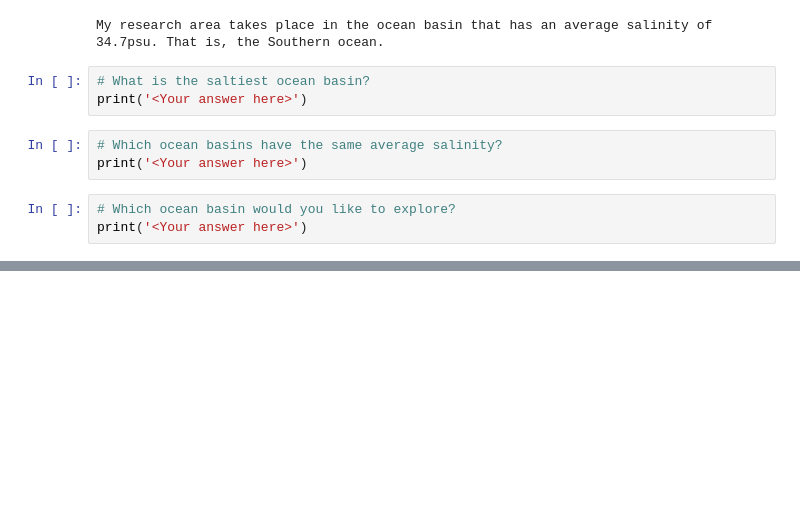
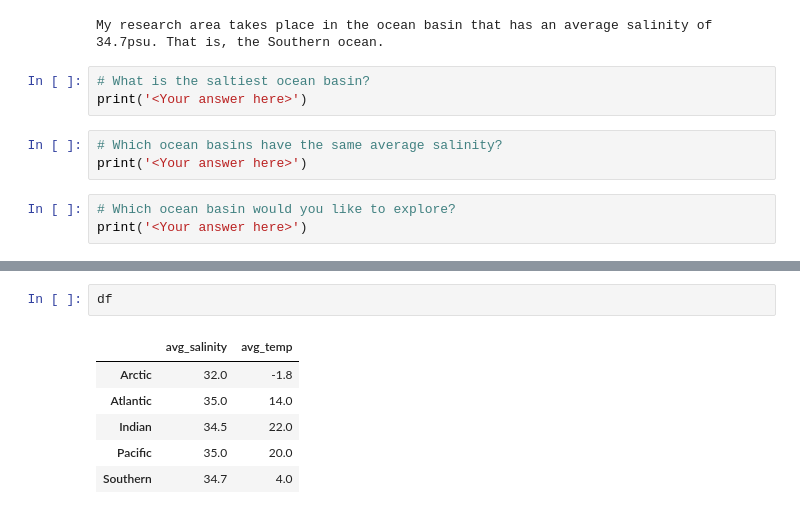
Before and after one commit to pyclub-cu/classes, a Jupyter notebook: Week_5_Salinity_Pandas.ipynb, the cells around one changed output, grey strips where cells are left out. Drawn from its saved outputs; the diff is of its cells as text; blank space fills up the shorter version.

```diff
--- a/Week_5_Salinity_Pandas.ipynb
+++ b/Week_5_Salinity_Pandas.ipynb
@@ -165,0 +181,9 @@ print('<Your answer here>')
+# %%
+df
+# %% [output]
+|  | avg_salinity | avg_temp |
+| Arctic | 32.0 | -1.8 |
+| Atlantic | 35.0 | 14.0 |
+| Indian | 34.5 | 22.0 |
+| Pacific | 35.0 | 20.0 |
+| Southern | 34.7 | 4.0 |
```
Also changed, not shown: parts of 20 cells of this notebook.
